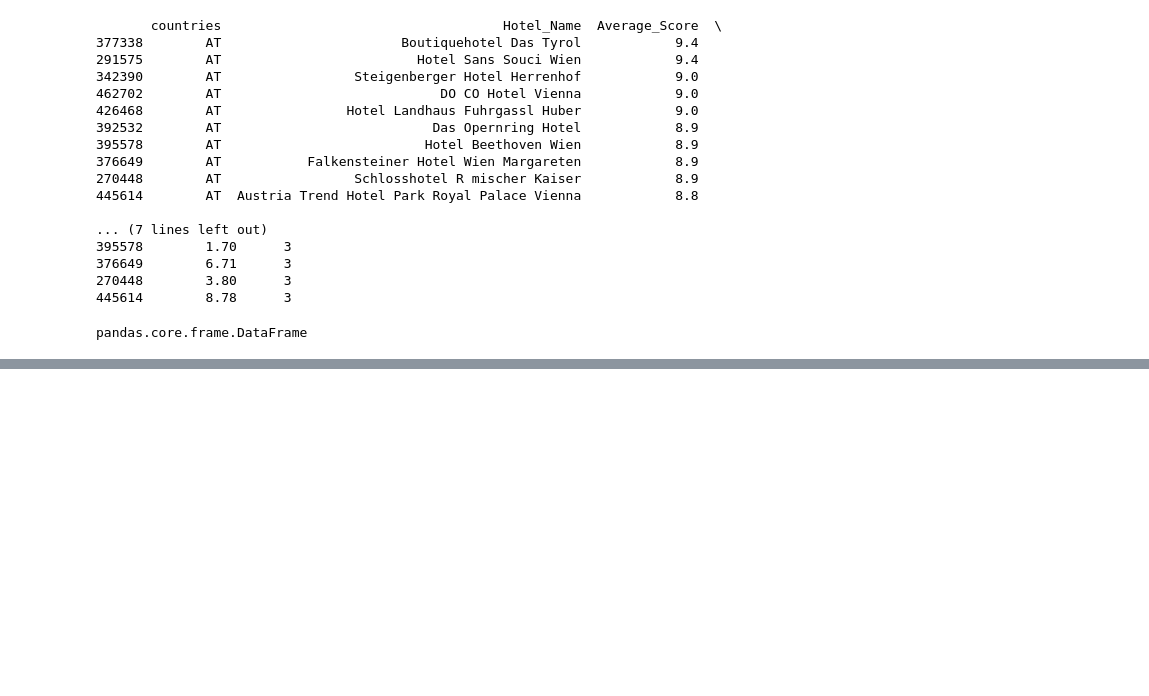
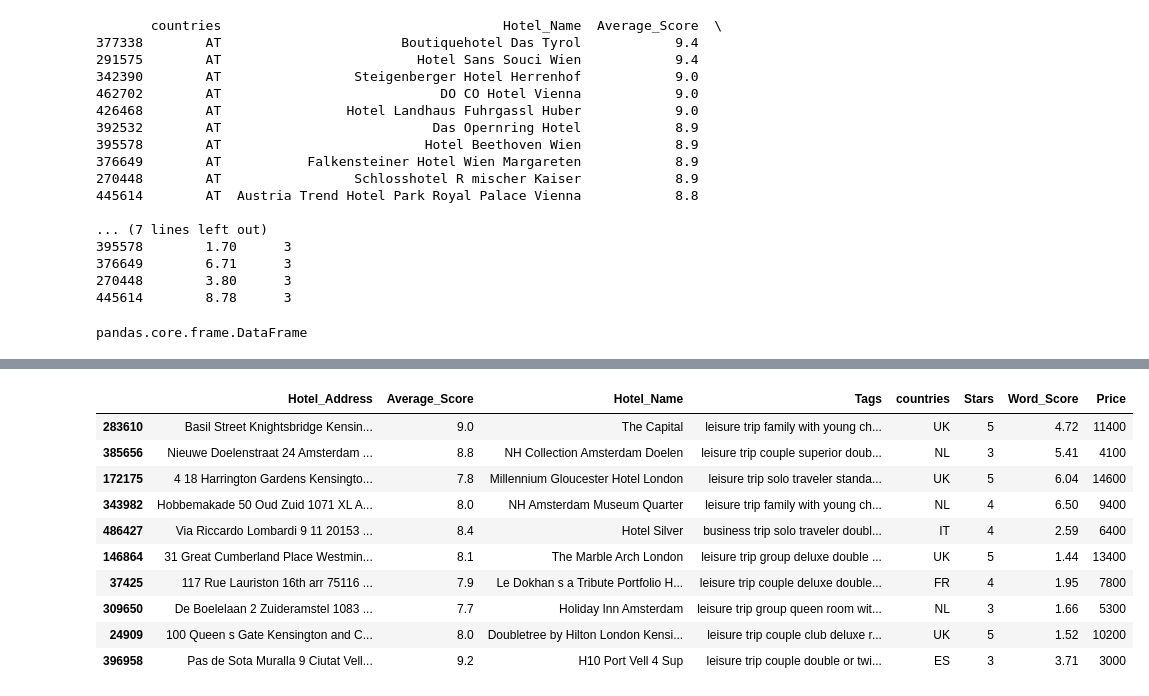
Before and after one commit to AvirupRay/Hotel-Recommendations-Based-on-Customer-Feedback, a Jupyter notebook: cleanData.ipynb, the cells around one changed output, grey strips where cells are left out. Saved outputs shown, nothing was run; the diff lists cells and outputs as text; code cells hidden in the pictures; blank space fills up the shorter version.

```diff
--- a/cleanData.ipynb
+++ b/cleanData.ipynb
@@ -264,0 +378,18 @@ hotelData["Prices"]=hotelData["Hotel_Name"].map(Prices)
+# %%
+import pickle
+
+hotelData=pickle.load(open("hotelModelPickle.pkl","rb"))
+# %%
+hotelData.sample(10)
+# %% [output]
+|  | Hotel_Address | Average_Score | Hotel_Name | Tags | countries | Stars | Word_Score | Price |
+| 283610 | Basil Street Knightsbridge Kensin... | 9.0 | The Capital | leisure trip family with young ch... | UK | 5 | 4.72 | 11400 |
+| 385656 | Nieuwe Doelenstraat 24 Amsterdam ... | 8.8 | NH Collection Amsterdam Doelen | leisure trip couple superior doub... | NL | 3 | 5.41 | 4100 |
+| 172175 | 4 18 Harrington Gardens Kensingto... | 7.8 | Millennium Gloucester Hotel London | leisure trip solo traveler standa... | UK | 5 | 6.04 | 14600 |
+| 343982 | Hobbemakade 50 Oud Zuid 1071 XL A... | 8.0 | NH Amsterdam Museum Quarter | leisure trip family with young ch... | NL | 4 | 6.50 | 9400 |
+| 486427 | Via Riccardo Lombardi 9 11 20153 ... | 8.4 | Hotel Silver | business trip solo traveler doubl... | IT | 4 | 2.59 | 6400 |
+| 146864 | 31 Great Cumberland Place Westmin... | 8.1 | The Marble Arch London | leisure trip group deluxe double ... | UK | 5 | 1.44 | 13400 |
+| 37425 | 117 Rue Lauriston 16th arr 75116 ... | 7.9 | Le Dokhan s a Tribute Portfolio H... | leisure trip couple deluxe double... | FR | 4 | 1.95 | 7800 |
+| 309650 | De Boelelaan 2 Zuideramstel 1083 ... | 7.7 | Holiday Inn Amsterdam | leisure trip group queen room wit... | NL | 3 | 1.66 | 5300 |
+| 24909 | 100 Queen s Gate Kensington and C... | 8.0 | Doubletree by Hilton London Kensi... | leisure trip couple club deluxe r... | UK | 5 | 1.52 | 10200 |
+| 396958 | Pas de Sota Muralla 9 Ciutat Vell... | 9.2 | H10 Port Vell 4 Sup | leisure trip couple double or twi... | ES | 3 | 3.71 | 3000 |
```
Also changed, not shown: parts of 11 cells of this notebook, 3 other files.
